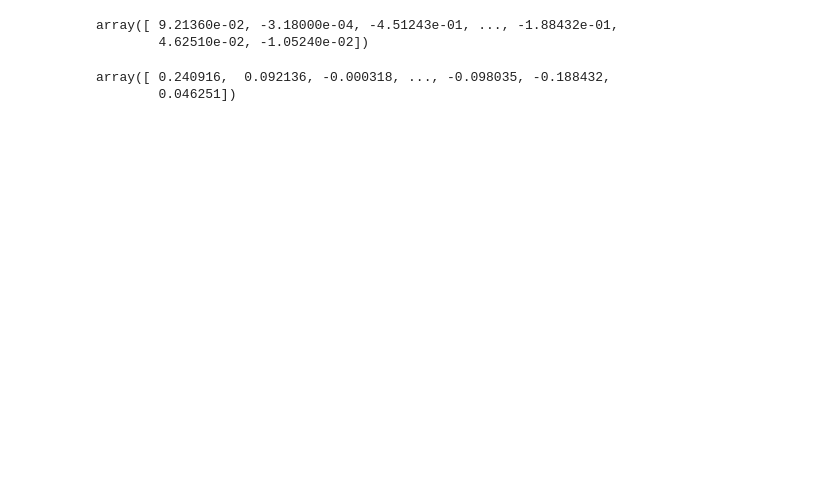
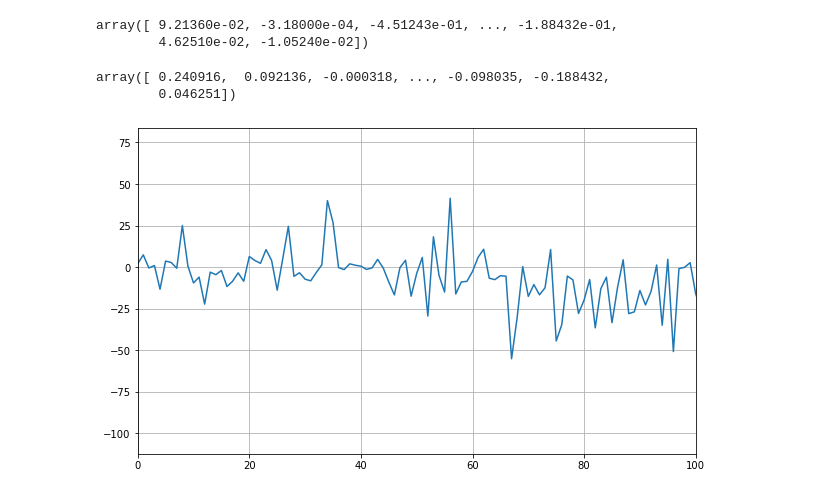
Before and after one commit to yossato/virtualGimbal, a Jupyter notebook: post_processing_software/jupyter/visualize_log.ipynb, the cells around one changed output. Saved outputs shown, nothing was run; the diff lists cells and outputs as text; code cells hidden in the pictures; blank space fills up the shorter version.

```diff
--- a/post_processing_software/jupyter/visualize_log.ipynb
+++ b/post_processing_software/jupyter/visualize_log.ipynb
@@ -168,3 +175,22 @@ np.array(rxc)[:-1]
 # %% [output]
 array([ 0.240916,  0.092136, -0.000318, ..., -0.098035, -0.188432,
         0.046251])
+# %%
+def getAngularAccelerationReductionRatio(original_angular_velocity, stabilized_angular_velocity):
+    return abs(getAngularAcceleration(stabilized_angular_velocity,30.)+0.00001) / (abs(getAngularAcceleration(original_angular_velocity,30.))+0.00001)
+# %%
+aad = getAngularAccelerationReductionRatio(rxc,rxwc)
+# %%
+def plotAngularVelocityReductionRatio(ratio,xlim=None):
+    plt.figure(figsize=(10,6))
+    plt.plot(20.*np.log10(ratio))
+
+    # plt.ylim(ymin=0,ymax=10)
+    if xlim is not None:
+        plt.xlim(xlim[0],xlim[1])
+    plt.grid()
+    plt.show()
+# %%
+plotAngularVelocityReductionRatio(aad,xlim=[0,100])
+# %% [output]
+[figure, added]
```
Also changed, not shown: parts of 8 cells of this notebook.
